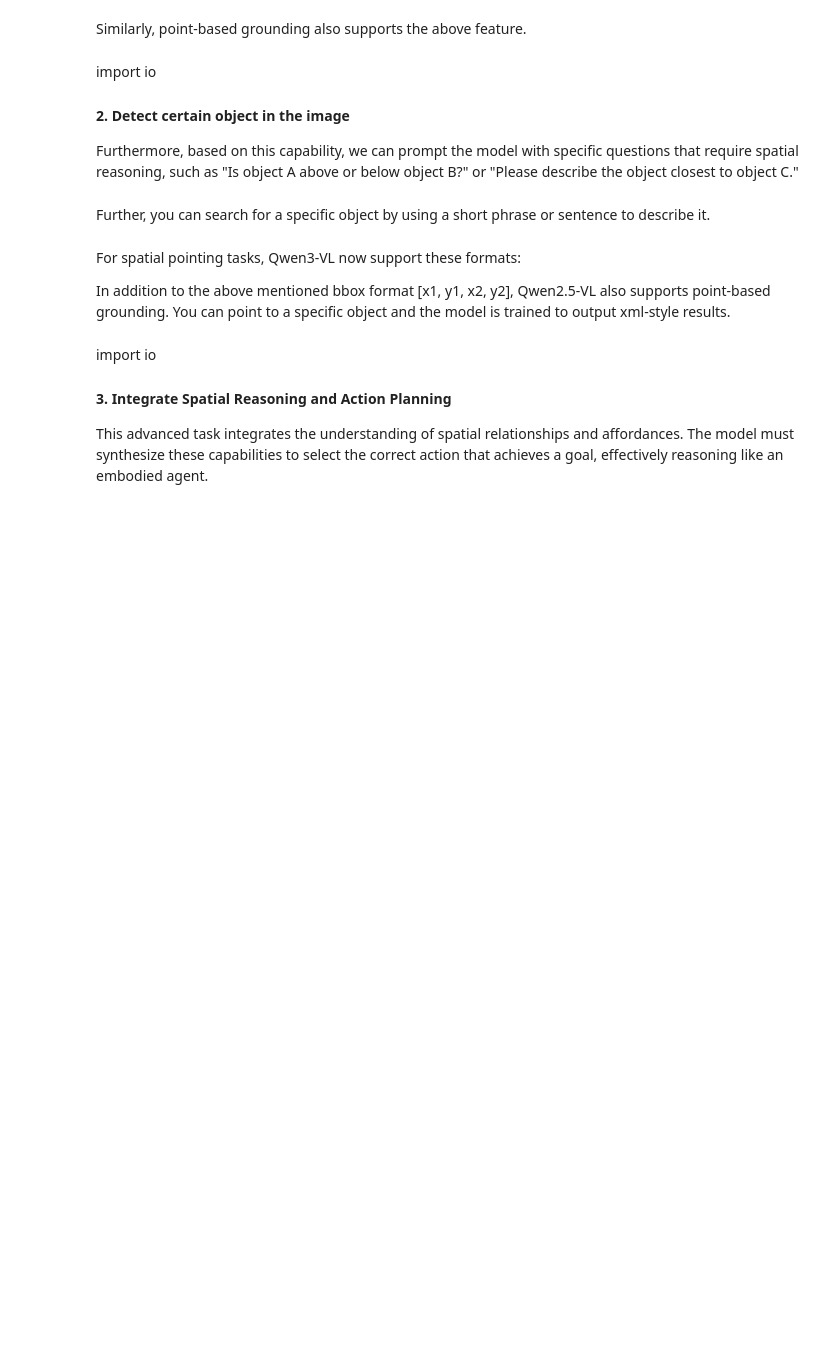
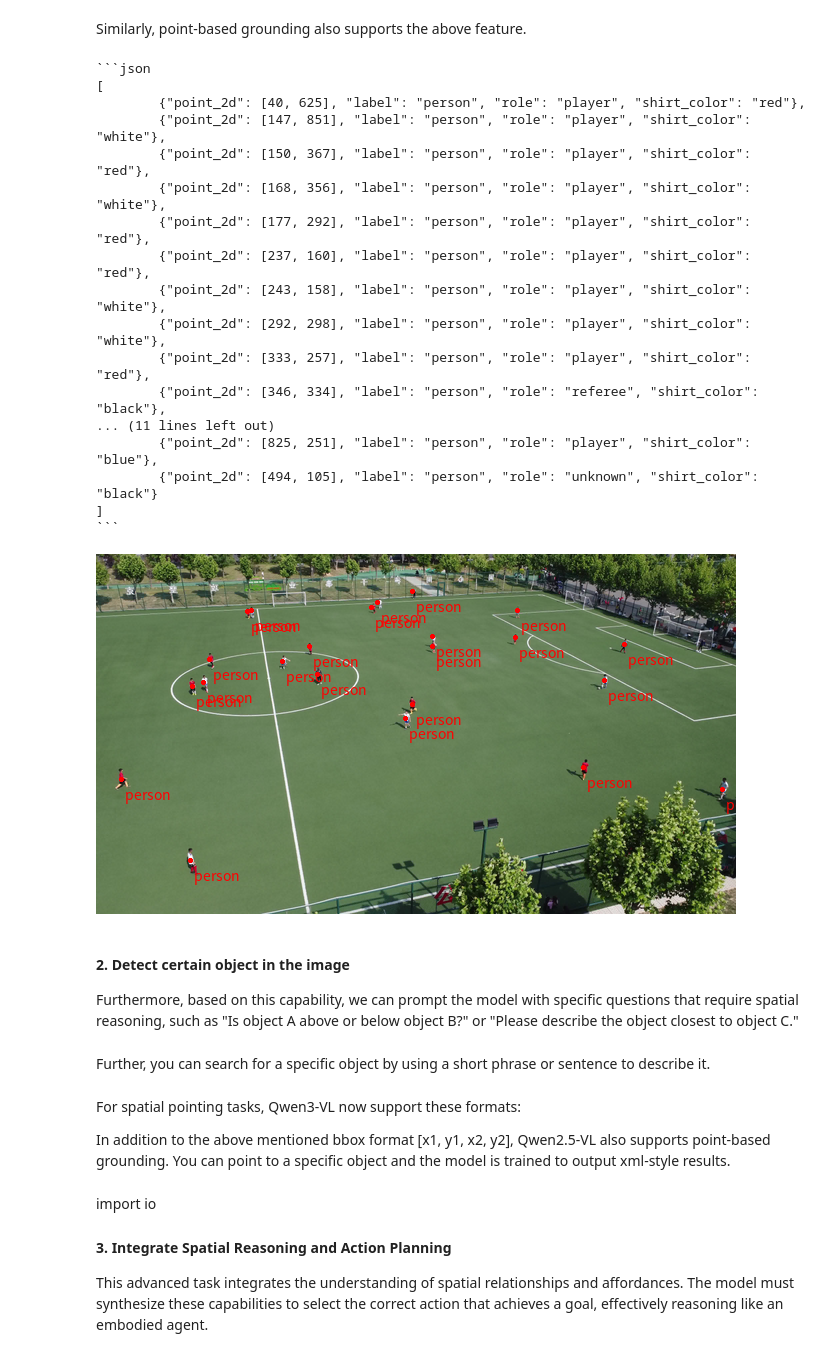
Before and after one commit to NicasioSirvent/test-vl-notebooks, a Jupyter notebook: 2d_grounding.ipynb, the cells around one changed output. Cells and saved outputs as stored; diff of their text form; code cells hidden in the pictures; blank space fills up the shorter version.

````diff
--- a/2d_grounding.ipynb
+++ b/2d_grounding.ipynb
@@ -353,24 +409,39 @@ plot_bounding_boxes(image, model_response)
 # %% [markdown]
 Similarly, point-based grounding also supports the above feature.
 # %%
-import io
 # Example 5: Pointing out the people inside a football field and output their role and shirt color.
 
 # You can also set the output format to include additional key information like object attributes, descriptions, etc in point-based grounding.
 prompt = '''Locate every person inside the football field with points, report their point coordinates, role(player, referee or unknown) and shirt color in JSON format like this: {"point_2d": [x, y], "label": "person", "role": "player/referee/unknown", "shirt_color": "the person's shirt color"}'''
 img_url = "./assets/spatial_understanding/football_field.jpg"
 model_response = inference_with_openai_api(img_url, prompt)
 print(model_response)
 
-with open(img_url, "rb") as f:
-    img_data = f.read()
-image = Image.open(io.BytesIO(img_data))
+image = Image.open(img_url)
 
 image.thumbnail([640,640], Image.Resampling.LANCZOS)
 plot_points_json(image, model_response)
 display(image)
+# %% [output]
+```json
+[
+        {"point_2d": [40, 625], "label": "person", "role": "player", "shirt_color": "red"},
+        {"point_2d": [147, 851], "label": "person", "role": "player", "shirt_color": "white"},
+        {"point_2d": [150, 367], "label": "person", "role": "player", "shirt_color": "red"},
+        {"point_2d": [168, 356], "label": "person", "role": "player", "shirt_color": "white"},
+        {"point_2d": [177, 292], "label": "person", "role": "player", "shirt_color": "red"},
+        {"point_2d": [237, 160], "label": "person", "role": "player", "shirt_color": "red"},
+        {"point_2d": [243, 158], "label": "person", "role": "player", "shirt_color": "white"},
+        {"point_2d": [292, 298], "label": "person", "role": "player", "shirt_color": "white"},
+        {"point_2d": [333, 257], "label": "person", "role": "player", "shirt_color": "red"},
+        {"point_2d": [346, 334], "label": "person", "role": "referee", "shirt_color": "black"},
+... (11 lines left out)
+        {"point_2d": [825, 251], "label": "person", "role": "player", "shirt_color": "blue"},
+        {"point_2d": [494, 105], "label": "person", "role": "unknown", "shirt_color": "black"}
+]
+```
+[figure, added]
 # %% [markdown]
-import io
 #### 2. Detect certain object in the image
 
 Furthermore, based on this capability, we can prompt the model with specific questions that require spatial reasoning, such as "Is object A above or below object B?" or "Please describe the object closest to object C."
````
Also changed, not shown: parts of 5 cells of this notebook.
